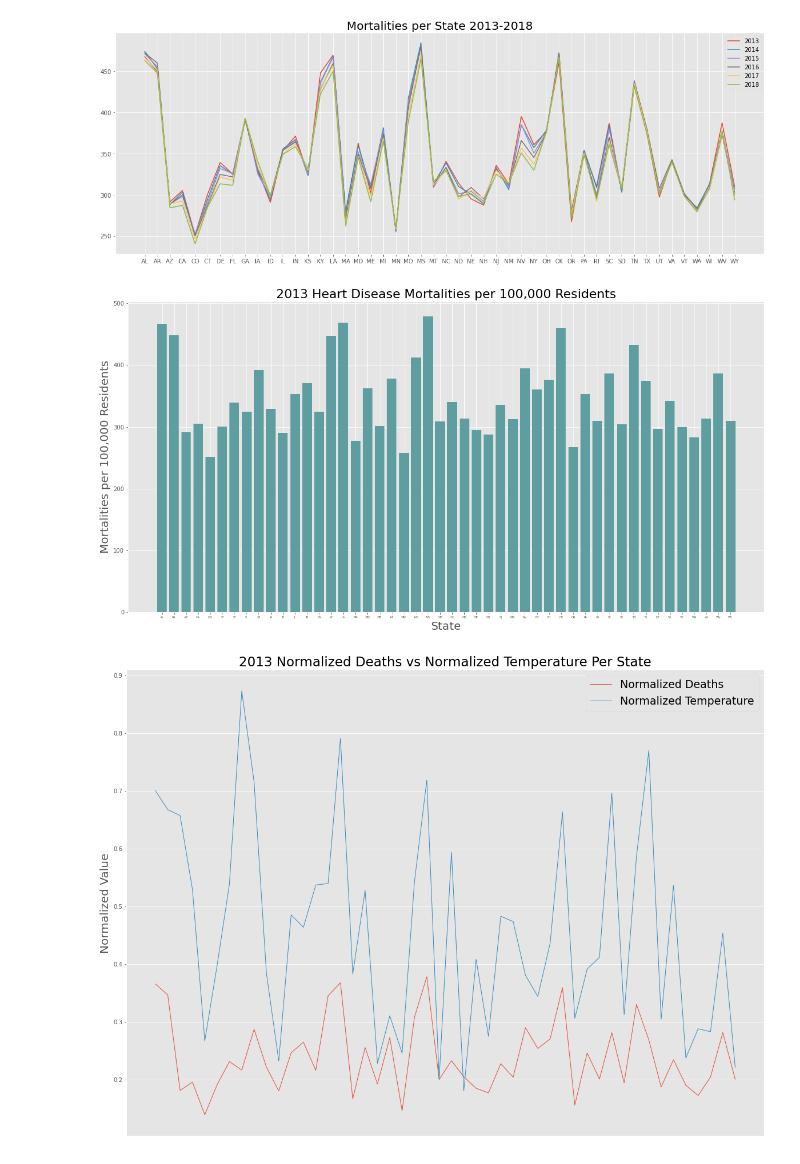
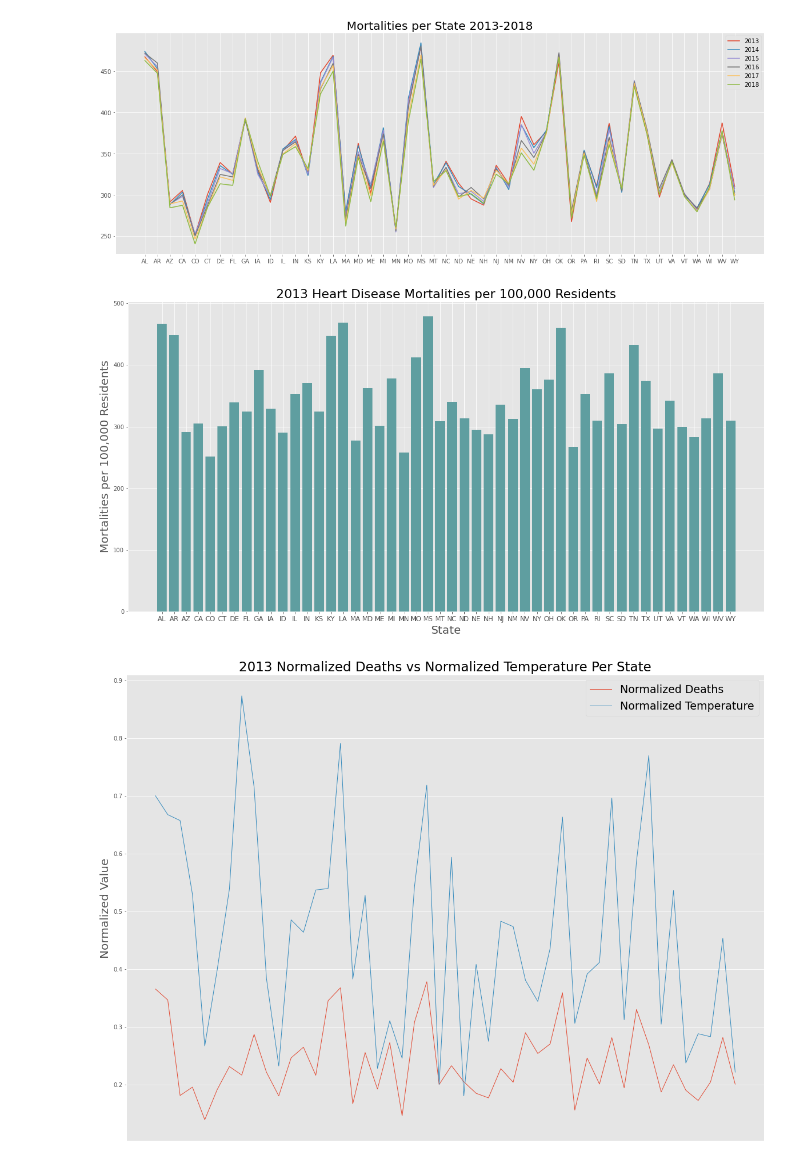
Before and after one commit to NathanKuneman/determining-heart-disease-mortality-factors, a Jupyter notebook: notebooks/EDA.ipynb, the cells around one changed output. Cells and saved outputs as stored; diff of their text form; code cells hidden in the pictures.

```diff
--- a/notebooks/EDA.ipynb
+++ b/notebooks/EDA.ipynb
@@ -142,18 +151,18 @@ ax.legend()
 plt.show()
 # %% [output]
 [figure]
-# %%
-fig, ax = plt.subplots(figsize=(20, 10))
-for i in range(0, 48):
-    ax.bar(states.loc[i, 'LocationAbbr'], states.loc[i, '2013_mort_per_100k'], color='cadetblue')
-
-ax.set_title('2013 Heart Disease Mortalities per 100,000 Residents', size=22)
-ax.set_xlabel('State', size=20)
-ax.set_ylabel('Mortalities per 100,000 Residents', size=20)
-ax.tick_params(axis='x', labelsize=1 )
-plt.savefig('../images/heart_dis_by_state.jpg', bbox_inches = 'tight')
-# %% [output]
-[figure, removed]
+# %%
+fig, ax = plt.subplots(figsize=(20, 10))
+for i in range(0, 48):
+    ax.bar(states.loc[i, 'LocationAbbr'], states.loc[i, '2013_mort_per_100k'], color='cadetblue')
+
+ax.set_title('2013 Heart Disease Mortalities per 100,000 Residents', size=22)
+ax.set_xlabel('State', size=20)
+ax.set_ylabel('Mortalities per 100,000 Residents', size=20)
+ax.tick_params(axis='x', labelsize=12)
+plt.savefig('../images/heart_dis_by_state.jpg', bbox_inches = 'tight')
+# %% [output]
+[figure, added]
 # %%
 fig, ax = plt.subplots(figsize=(20,15))
 ax.plot(states['2013_norm_deaths'], label='Normalized Deaths', linewidth=1)
```
Also changed, not shown: parts of 5 cells of this notebook, 6 other files.
